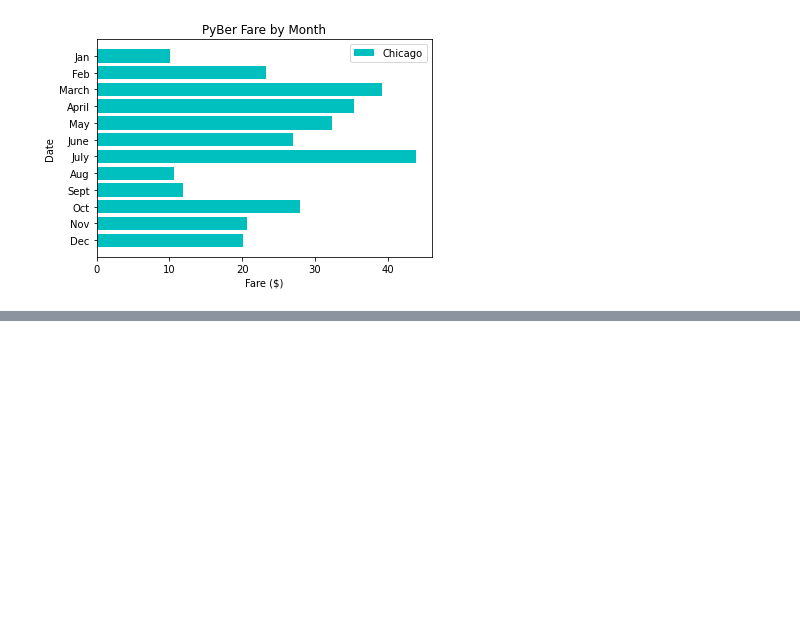
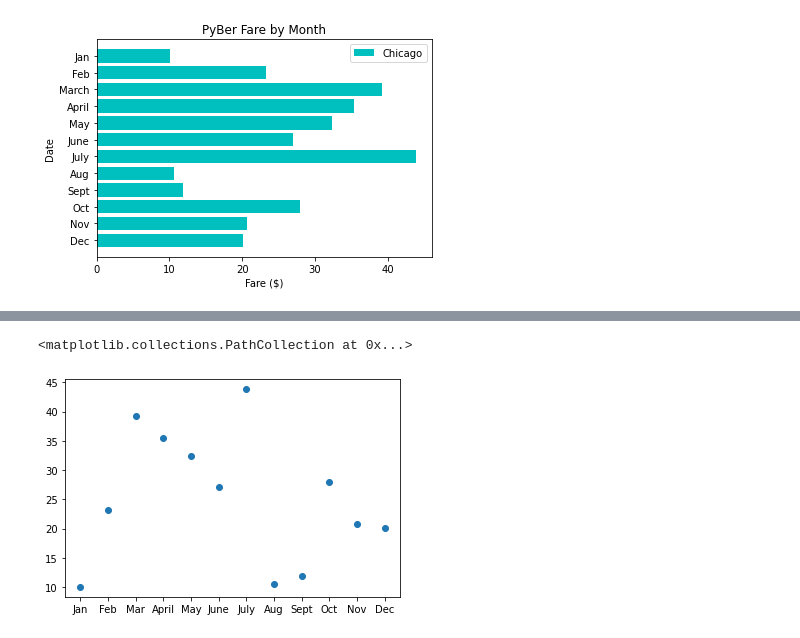
Before and after one commit to russgo1/Pyber_Analysis, a Jupyter notebook: Lessons/matplotlib_practice.ipynb, the cells around one changed output, grey strips where cells are left out. Cells and saved outputs as stored; diff of their text form; code cells hidden in the pictures; blank space fills up the shorter version.

```diff
--- a/Lessons/matplotlib_practice.ipynb
+++ b/Lessons/matplotlib_practice.ipynb
@@ -314,0 +327,6 @@ ax.legend()
+# %%
+# Alternate
+plt.scatter(x_axis, y_axis)
+# %% [output]
+<matplotlib.collections.PathCollection at 0x...>
+[figure, added]
```
Also changed, not shown: parts of 19 cells of this notebook.
